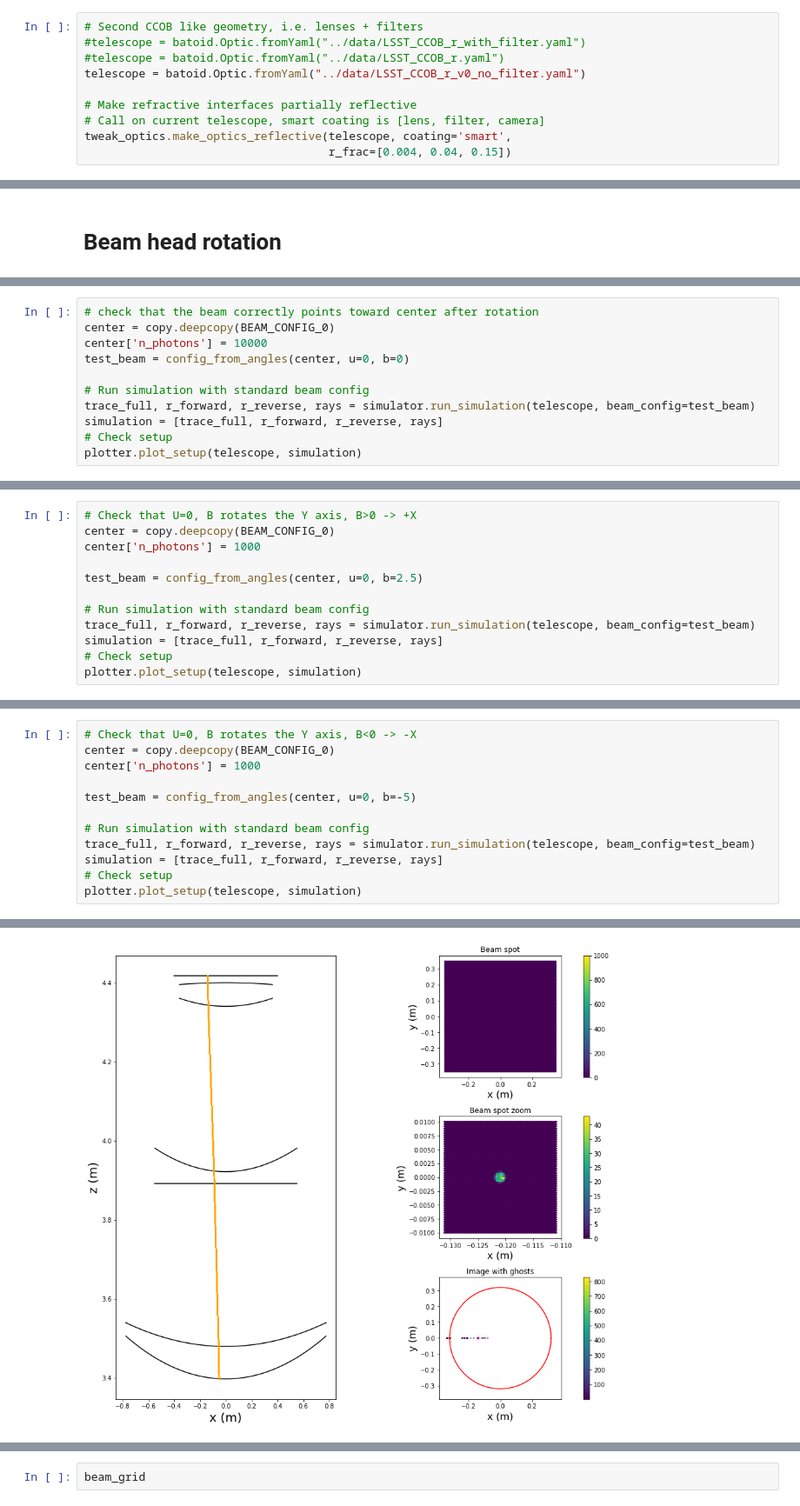
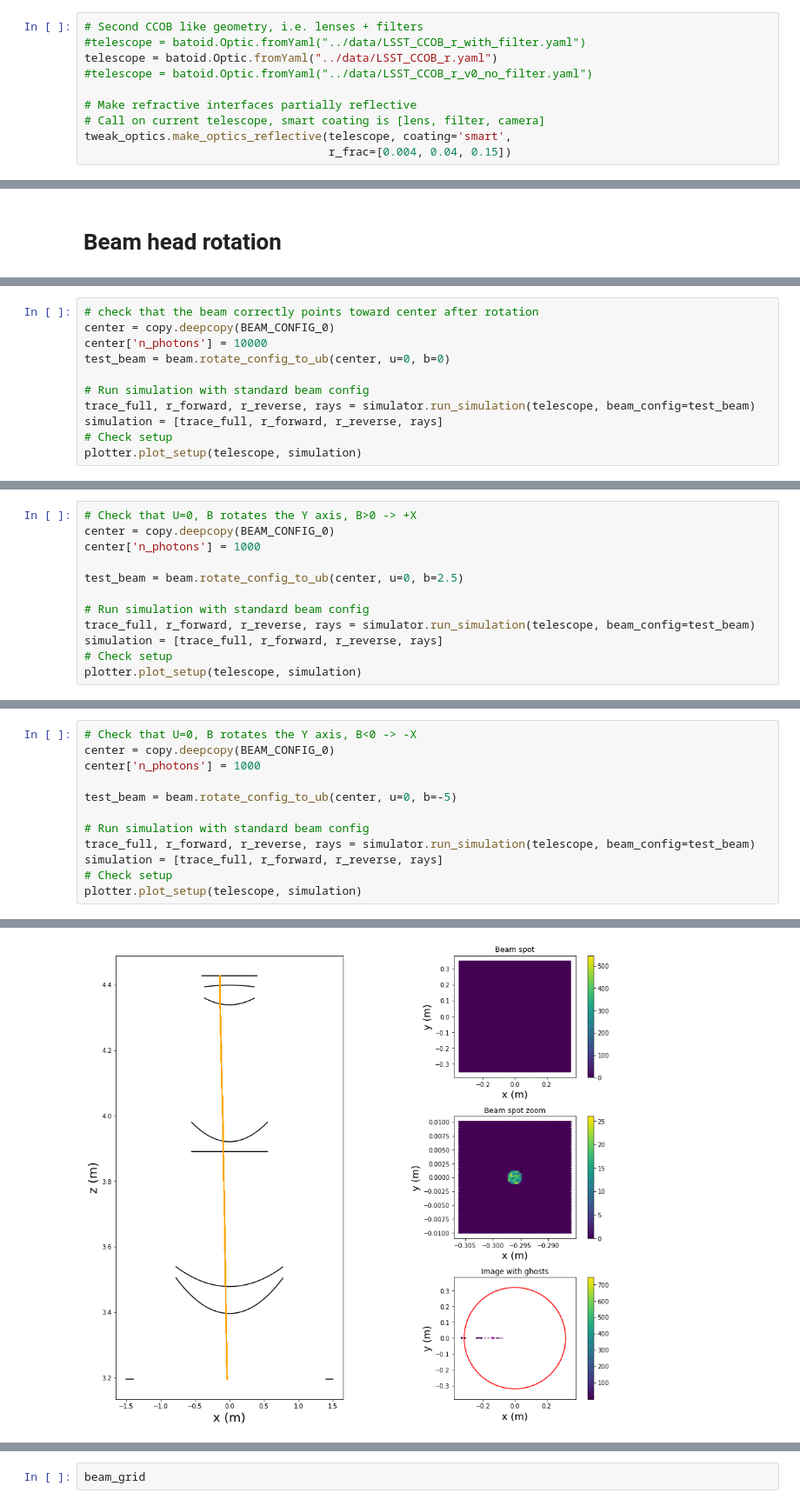
Before and after one commit to lsst-camera-dh/ghosts, a Jupyter notebook: notebooks/LSST_CCOB_beam_head_rotation.ipynb, the cells around one changed output, grey strips where cells are left out. Shown at 87% size. Drawn from its saved outputs; the diff is of its cells as text.

Commit message:
use beam.rotate_config_to_ub

```diff
--- a/notebooks/LSST_CCOB_beam_head_rotation.ipynb
+++ b/notebooks/LSST_CCOB_beam_head_rotation.ipynb
@@ -38,8 +38,8 @@ plt.rcParams['font.size']=16
 # %%
 # Second CCOB like geometry, i.e. lenses + filters
 #telescope = batoid.Optic.fromYaml("../data/LSST_CCOB_r_with_filter.yaml")
-#telescope = batoid.Optic.fromYaml("../data/LSST_CCOB_r.yaml")
-telescope = batoid.Optic.fromYaml("../data/LSST_CCOB_r_v0_no_filter.yaml")
+telescope = batoid.Optic.fromYaml("../data/LSST_CCOB_r.yaml")
+#telescope = batoid.Optic.fromYaml("../data/LSST_CCOB_r_v0_no_filter.yaml")
 
 # Make refractive interfaces partially reflective
 # Call on current telescope, smart coating is [lens, filter, camera]
@@ -110,7 +86,7 @@ Maximum bin content is 8328.9860
 # check that the beam correctly points toward center after rotation
 center = copy.deepcopy(BEAM_CONFIG_0)
 center['n_photons'] = 10000
-test_beam = config_from_angles(center, u=0, b=0)
+test_beam = beam.rotate_config_to_ub(center, u=0, b=0)
 
 # Run simulation with standard beam config
 trace_full, r_forward, r_reverse, rays = simulator.run_simulation(telescope, beam_config=test_beam)
@@ -131,7 +121,7 @@ Maximum bin content is 8328.9895
 center = copy.deepcopy(BEAM_CONFIG_0)
 center['n_photons'] = 1000
 
-test_beam = config_from_angles(center, u=0, b=2.5)
+test_beam = beam.rotate_config_to_ub(center, u=0, b=2.5)
 
 # Run simulation with standard beam config
 trace_full, r_forward, r_reverse, rays = simulator.run_simulation(telescope, beam_config=test_beam)
@@ -152,7 +156,7 @@ Maximum bin content is 830.6674
 center = copy.deepcopy(BEAM_CONFIG_0)
 center['n_photons'] = 1000
 
-test_beam = config_from_angles(center, u=0, b=-5)
+test_beam = beam.rotate_config_to_ub(center, u=0, b=-5)
 
 # Run simulation with standard beam config
 trace_full, r_forward, r_reverse, rays = simulator.run_simulation(telescope, beam_config=test_beam)
@@ -169,4 +187,4 @@ Maximum bin content is 829.4670
-[figure, old version]
+[figure, new version]
 0
 # %%
 # Check that U=0, B rotates the Y axis, B>0 -> +X, B<0 -> -X
```
Also changed, not shown: parts of 8 cells of this notebook.
